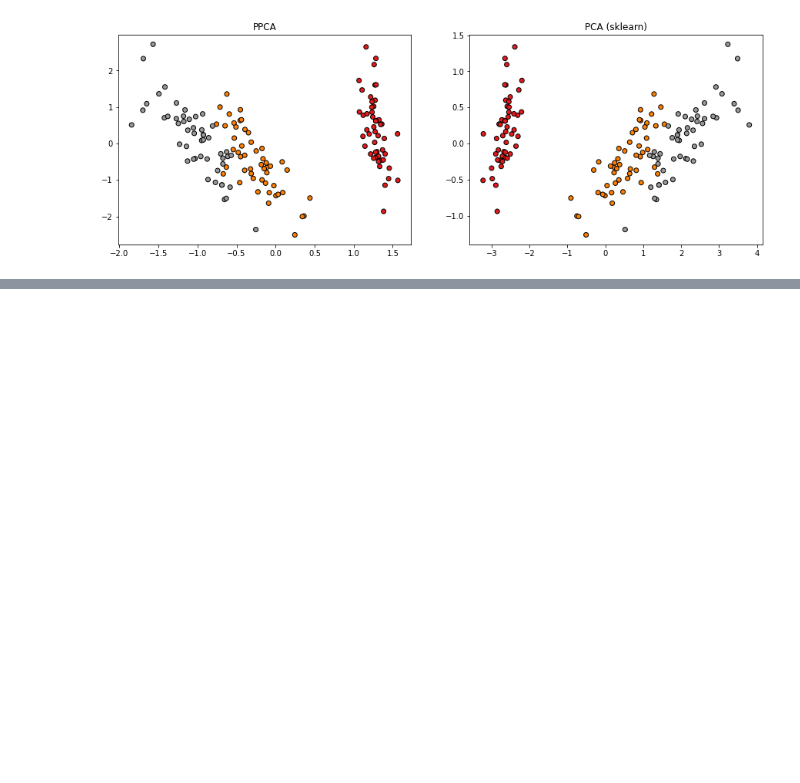
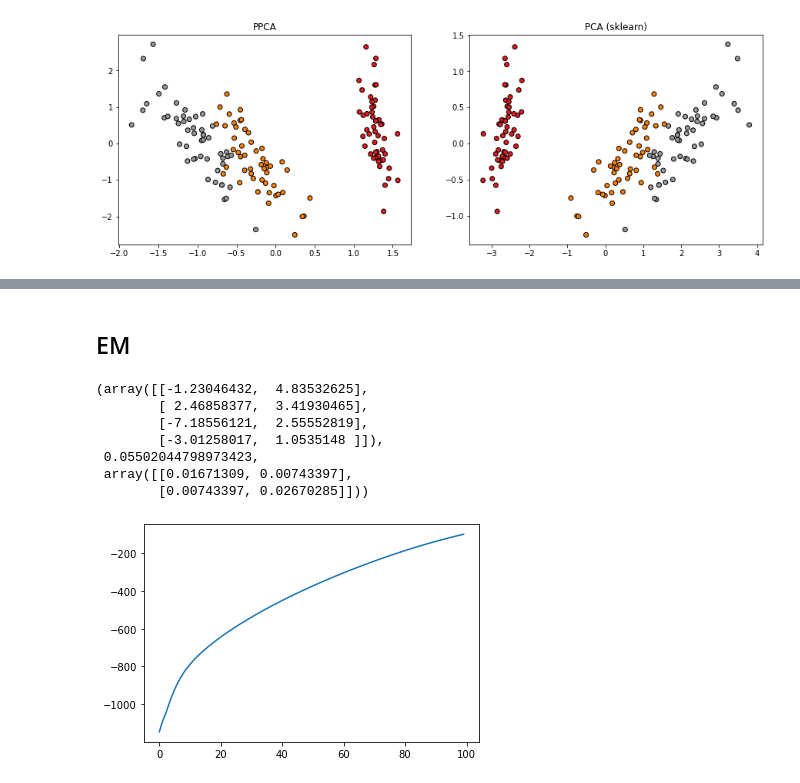
Before and after one commit to lucaspg96/probabilistic-ml, a Jupyter notebook: PPCA.ipynb, the cells around one changed output, grey strips where cells are left out. Drawn from its saved outputs; the diff is of its cells as text; code cells hidden in the pictures; blank space fills up the shorter version.

```diff
--- a/PPCA.ipynb
+++ b/PPCA.ipynb
@@ -159,0 +156,64 @@ _ = plt.title("PPCA")
+# %% [markdown]
+## EM
+# %%
+def log_likelihood(X, mean, W, M_inv, sigma):
+    s = 0
+    for x in X:
+        z =  M_inv.dot(W.T).dot((x - mean))
+
+        v = (D/2)*np.log(2*np.pi*sigma) + (n_dim/2)*np.log(2*np.pi) + 0.5*np.trace(np.outer(z,z))
+        v += (1/(2*sigma))*np.linalg.norm(x - mean)**2 - (1/sigma)*W.dot(z).dot(x-mean)
+        v += 1/(2*sigma)*np.trace(np.outer(z,z).dot(W.T).dot(W))
+
+        s -= v
+
+    return s
+
+def fit(X, mean, W_0, sigma_0, iter=10, debug=False):
+
+    W = W_0.copy()
+    sigma = sigma_0
+    M_inv = None
+
+    log_likelihoods = []
+
+    for i in range(iter):
+        M_inv = np.linalg.inv(W.T.dot(W) + sigma*np.eye(n_dim))
+
+        e_z = M_inv.dot(W.T).dot((X - mean).T)
+        e_zz = sigma*M_inv + e_z.dot(e_z.T)
+
+        W = ((X - mean).T.dot(e_z.T)).dot(np.linalg.inv(e_zz))
+
+        s = 0
+        for i,x in enumerate(X):
+            e_zi = e_z[:,i]
+            e_zzi = sigma*M_inv + e_zi.dot(e_zi.T)
+            s += np.linalg.norm(x-mean)**2 - 2*e_zi.T.dot(W.T).dot(x-mean) + np.trace(e_zzi.dot(W.T).dot(W))
+
+        sigma = s/(N*D)
+
+        log_likelihoods.append(log_likelihood(X, mean, W, M_inv, sigma))
+
+        if debug:
+            print("\n-----------------------------------\n")
+            print(f"Iteração {i+1}")
+            print(f"W:\n{W}")
+            print(f"Sigma: {sigma}")
+            print(f"Log-verossimilhança: {log_likelihoods[-1]}")
+
+    return W, sigma, M_inv, log_likelihoods
+
+W_0 = np.random.randn(D, n_dim)
+W_em, sigma_em, M_inv_em, log_likelihoods = fit(X, mean, W_0, 1, iter=100, debug=False)
+plt.plot(log_likelihoods)
+W_em, sigma_em, M_inv_em
+# %% [output]
+(array([[-1.23046432,  4.83532625],
+        [ 2.46858377,  3.41930465],
+        [-7.18556121,  2.55552819],
+        [-3.01258017,  1.0535148 ]]),
+ 0.05502044798973423,
+ array([[0.01671309, 0.00743397],
+        [0.00743397, 0.02670285]]))
+[figure, added]
```
Also changed, not shown: parts of 9 cells of this notebook.
